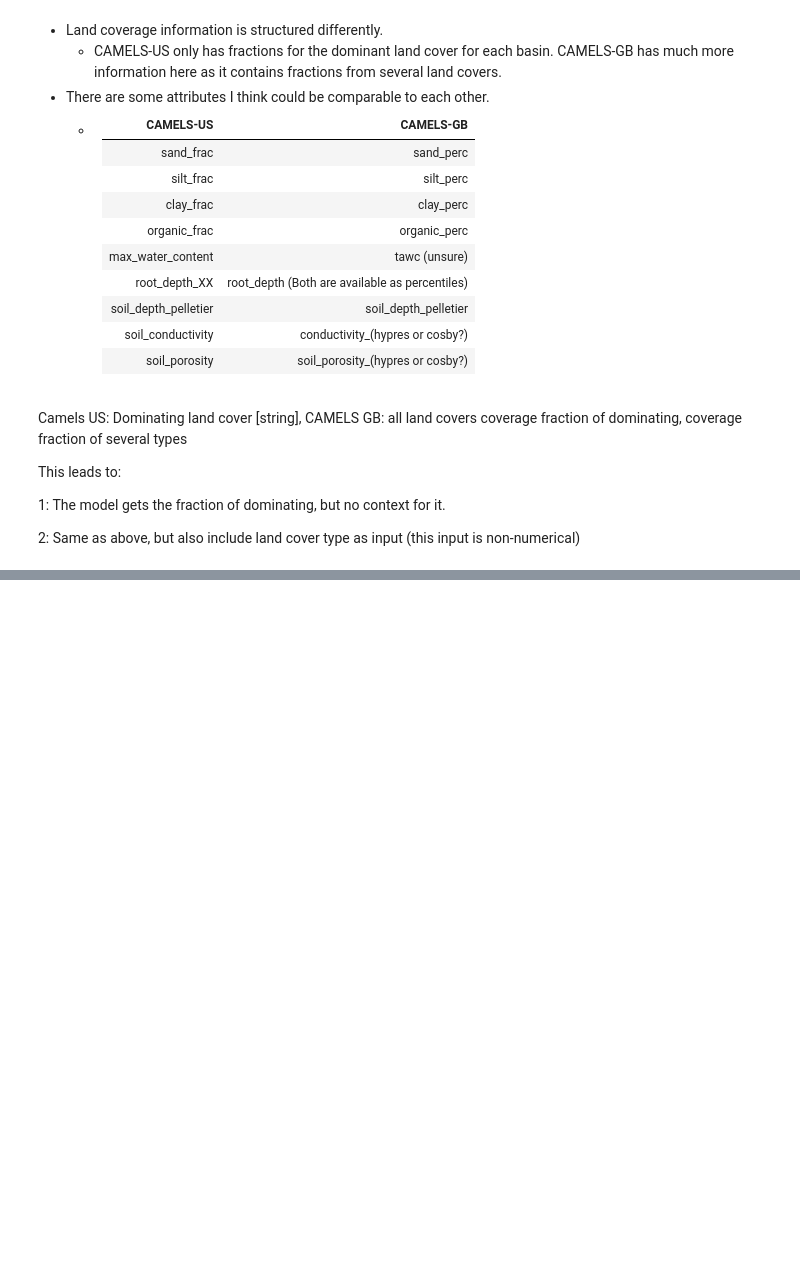
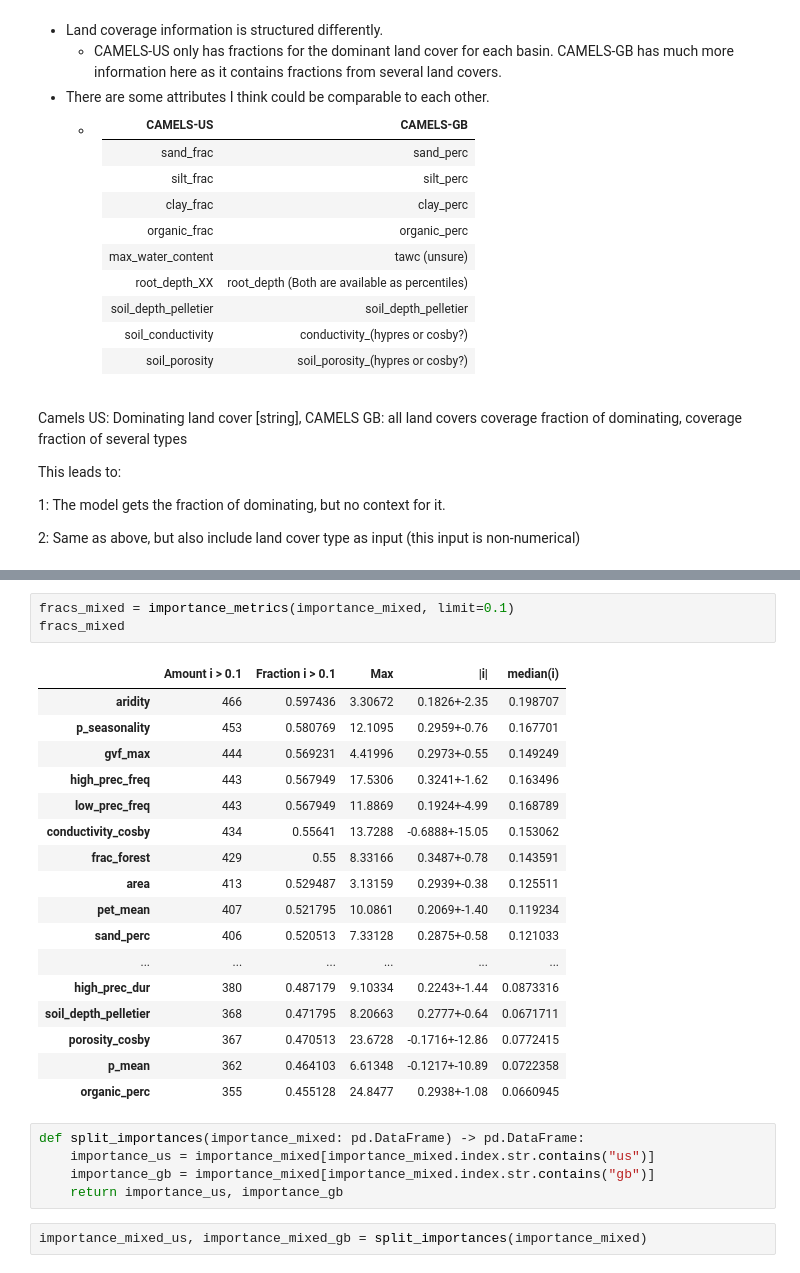
Before and after one commit to bernharl/Master-Thesis, a Jupyter notebook: notebooks/permutation_test.ipynb, the cells around one changed output, grey strips where cells are left out. Saved outputs shown, nothing was run; the diff lists cells and outputs as text; blank space fills up the shorter version.

```diff
--- a/notebooks/permutation_test.ipynb
+++ b/notebooks/permutation_test.ipynb
@@ -598,0 +627,28 @@ This leads to:
+# %%
+fracs_mixed = importance_metrics(importance_mixed, limit=0.1)
+fracs_mixed
+# %% [output]
+|  | Amount i > 0.1 | Fraction i > 0.1 | Max | |i| | median(i) |
+| aridity | 466 | 0.597436 | 3.30672 | 0.1826+-2.35 | 0.198707 |
+| p_seasonality | 453 | 0.580769 | 12.1095 | 0.2959+-0.76 | 0.167701 |
+| gvf_max | 444 | 0.569231 | 4.41996 | 0.2973+-0.55 | 0.149249 |
+| high_prec_freq | 443 | 0.567949 | 17.5306 | 0.3241+-1.62 | 0.163496 |
+| low_prec_freq | 443 | 0.567949 | 11.8869 | 0.1924+-4.99 | 0.168789 |
+| conductivity_cosby | 434 | 0.55641 | 13.7288 | -0.6888+-15.05 | 0.153062 |
+| frac_forest | 429 | 0.55 | 8.33166 | 0.3487+-0.78 | 0.143591 |
+| area | 413 | 0.529487 | 3.13159 | 0.2939+-0.38 | 0.125511 |
+| pet_mean | 407 | 0.521795 | 10.0861 | 0.2069+-1.40 | 0.119234 |
+| sand_perc | 406 | 0.520513 | 7.33128 | 0.2875+-0.58 | 0.121033 |
+| ... | ... | ... | ... | ... | ... |
+| high_prec_dur | 380 | 0.487179 | 9.10334 | 0.2243+-1.44 | 0.0873316 |
+| soil_depth_pelletier | 368 | 0.471795 | 8.20663 | 0.2777+-0.64 | 0.0671711 |
+| porosity_cosby | 367 | 0.470513 | 23.6728 | -0.1716+-12.86 | 0.0772415 |
+| p_mean | 362 | 0.464103 | 6.61348 | -0.1217+-10.89 | 0.0722358 |
+| organic_perc | 355 | 0.455128 | 24.8477 | 0.2938+-1.08 | 0.0660945 |
+# %%
+def split_importances(importance_mixed: pd.DataFrame) -> pd.DataFrame:
+    importance_us = importance_mixed[importance_mixed.index.str.contains("us")]
+    importance_gb = importance_mixed[importance_mixed.index.str.contains("gb")]
+    return importance_us, importance_gb
+# %%
+importance_mixed_us, importance_mixed_gb = split_importances(importance_mixed)
```
Also changed, not shown: parts of 10 cells of this notebook.
